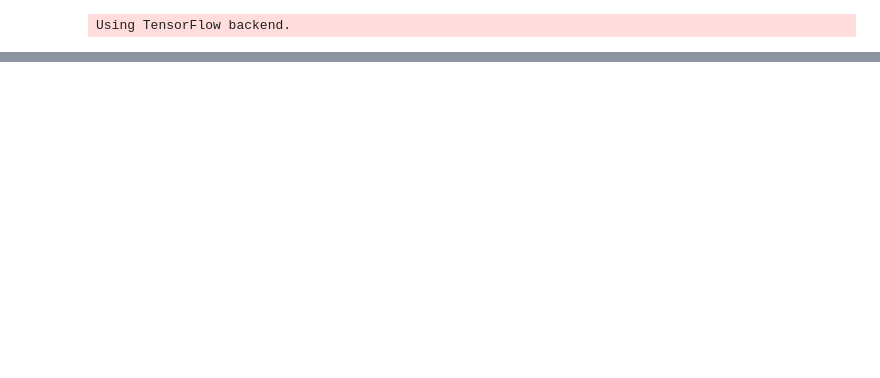
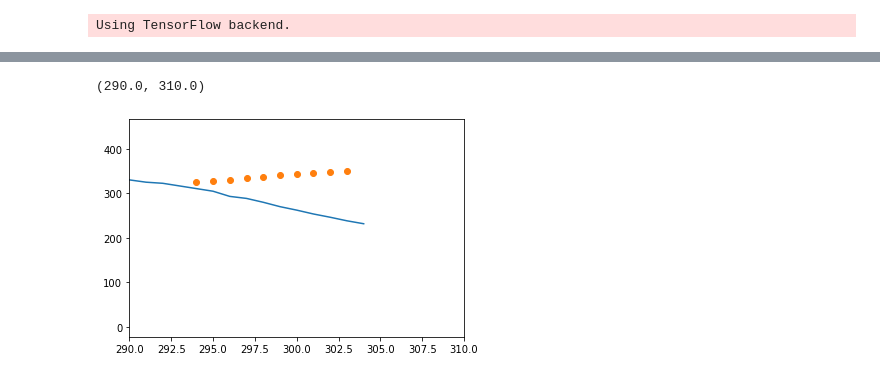
Before and after one commit to denisecammarota/DeepLearning, a Jupyter notebook: TP_Final/BidirectionalLSTM.ipynb, the cells around one changed output, grey strips where cells are left out. Saved outputs shown, nothing was run; the diff lists cells and outputs as text; code cells hidden in the pictures; blank space fills up the shorter version.

```diff
--- a/TP_Final/BidirectionalLSTM.ipynb
+++ b/TP_Final/BidirectionalLSTM.ipynb
@@ -18,8 +18,9 @@ def create_dataset(dataset, time_step=1):
     return np.array(dataX), np.array(dataY)
 # %%
 #cargo primero los datos
-file_dir = 'Datos/arg.txt'
+file_dir = 'Datos/RiesgoBuenosAires'
 data = pd.read_csv(file_dir,sep=",",quotechar='"',na_values=[''])
+data = data["incidenciaAcum14d"]
 df = pd.DataFrame(data)
 df = df.to_numpy()
 df1 = np.copy(df) #el original
@@ -27,6 +28,7 @@ df = df[:-20] #saco los ultimos 20 dias (ult 10 para probar + ult 10 retrasados)
 df1 = df1[:-10] #saco los ultimos 10 dias retrasados
 #normalizacion
 scaler = MinMaxScaler(feature_range=(0,1))
+df += np.random.normal(0,0.01,df.shape)
 df = scaler.fit_transform(df.reshape(-1,1))
 #split en train y test
 training_size=int(len(df)*0.8)
@@ -44,6 +46,6 @@ x_test = x_test.reshape(x_test.shape[0],x_test.shape[1] , 1)
 model = keras.Sequential()
 model.add(keras.layers.Bidirectional(keras.layers.LSTM(units=100,activation='relu',input_shape=(lag,1),recurrent_dropout=0.5)))
 model.add(keras.layers.Dense(units=1))
-model.compile(optimizer='adam',loss=keras.losses.MSE,metrics=['mse']) #metrics=['mean_absolute_percentage_error']
-history = model.fit(x_train, y_train,epochs=300,validation_data=(x_test,y_test),batch_size=4,verbose=2)
+model.compile(optimizer='adam',loss=keras.losses.MAE,metrics=['mae']) #metrics=['mean_absolute_percentage_error']
+history = model.fit(x_train, y_train,epochs=200,validation_data=(x_test,y_test),batch_size=16,verbose=2)
 # %% [output]
@@ -128,0 +152,8 @@ plt.plot(dias_forecast,scaler.inverse_transform(lst_output))
+# %%
+plt.plot(df1)
+dias_forecast = np.arange(0,10) + len(df) - 1
+plt.plot(dias_forecast,scaler.inverse_transform(lst_output),'o')
+plt.xlim(290,310)
+# %% [output]
+(290.0, 310.0)
+[figure, added]
```
Also changed, not shown: parts of 7 cells of this notebook, 6 other files.
